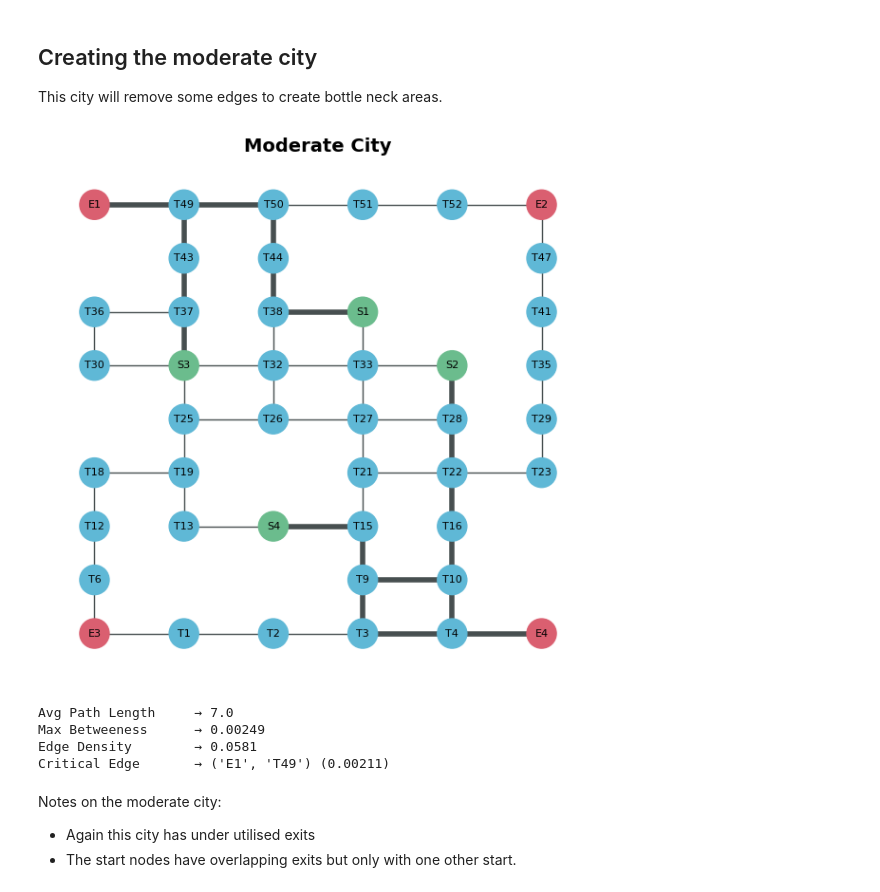
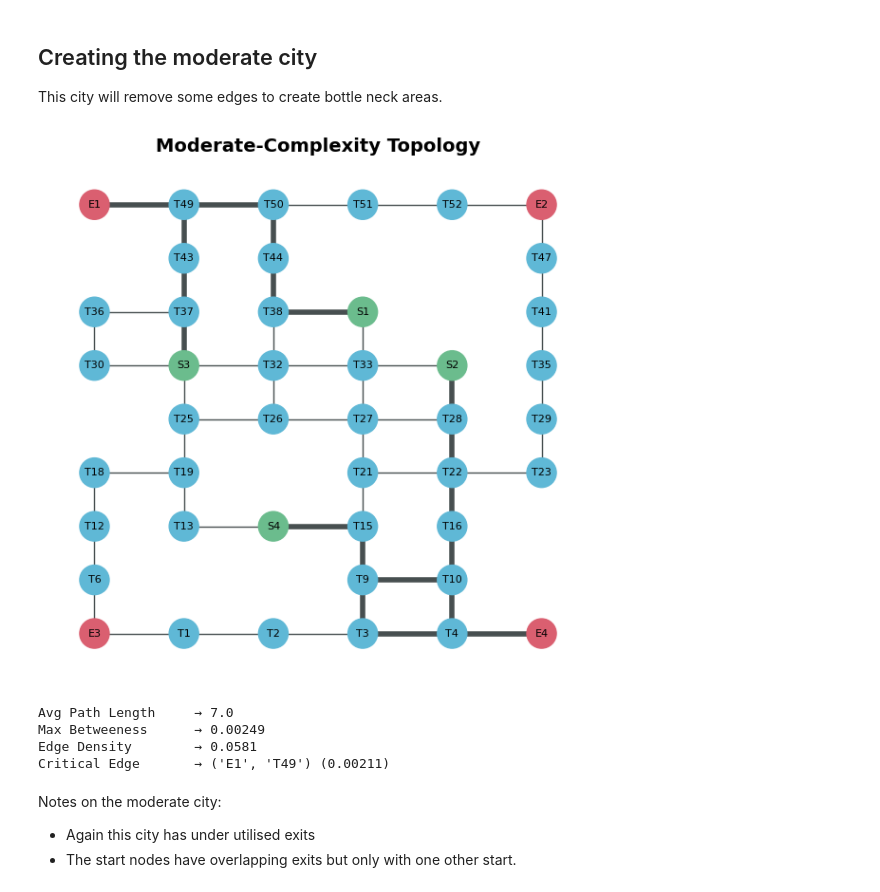
Before and after one commit to lpow311/dissertation, a Jupyter notebook: 0_city_creation.ipynb, the cells around one changed output. Cells and saved outputs as stored; diff of their text form; code cells hidden in the pictures.

```diff
--- a/0_city_creation.ipynb
+++ b/0_city_creation.ipynb
@@ -58,35 +58,35 @@ This city will remove some edges to create bottle neck areas.
 G_moderate = copy.deepcopy(G)
 pos_moderate = copy.deepcopy(pos)
 
 moderate_nodes_to_remove = [
     "T42", "T24",
     "T7",
     "T20", "T8",
     "T45",
     "T46", "T40",
     "T11", "T17"
 ]
 G_moderate.remove_nodes_from(moderate_nodes_to_remove)
 for node in moderate_nodes_to_remove:
     pos_moderate.pop(node)
 
 G_moderate.remove_edges_from([
     ('T43', 'T44'), ('T37', 'T38'), ('T12', 'T13'),
     ('T16', 'T17'), ('T15', 'T16'),
     ('S2', 'T35'), ('T28', 'T29')
 ])
 
 
 moderate = CityCreation(
-    G=G_moderate, city_name='Moderate City'
+    G=G_moderate, city_name='Moderate-Complexity Topology'
 )
 moderate_metrics = moderate.calculate_city_metrics()
 moderate.plot_city(
     save=True, pos=pos_moderate, show_paths=True
 )
 moderate.save_graph_pickle()
 # %% [output]
-[figure, old version]
+[figure, new version]
 Avg Path Length     → 7.0
 Max Betweeness      → 0.00249
 Edge Density        → 0.0581
```
Also changed, not shown: parts of 2 cells of this notebook, 14 other files.
